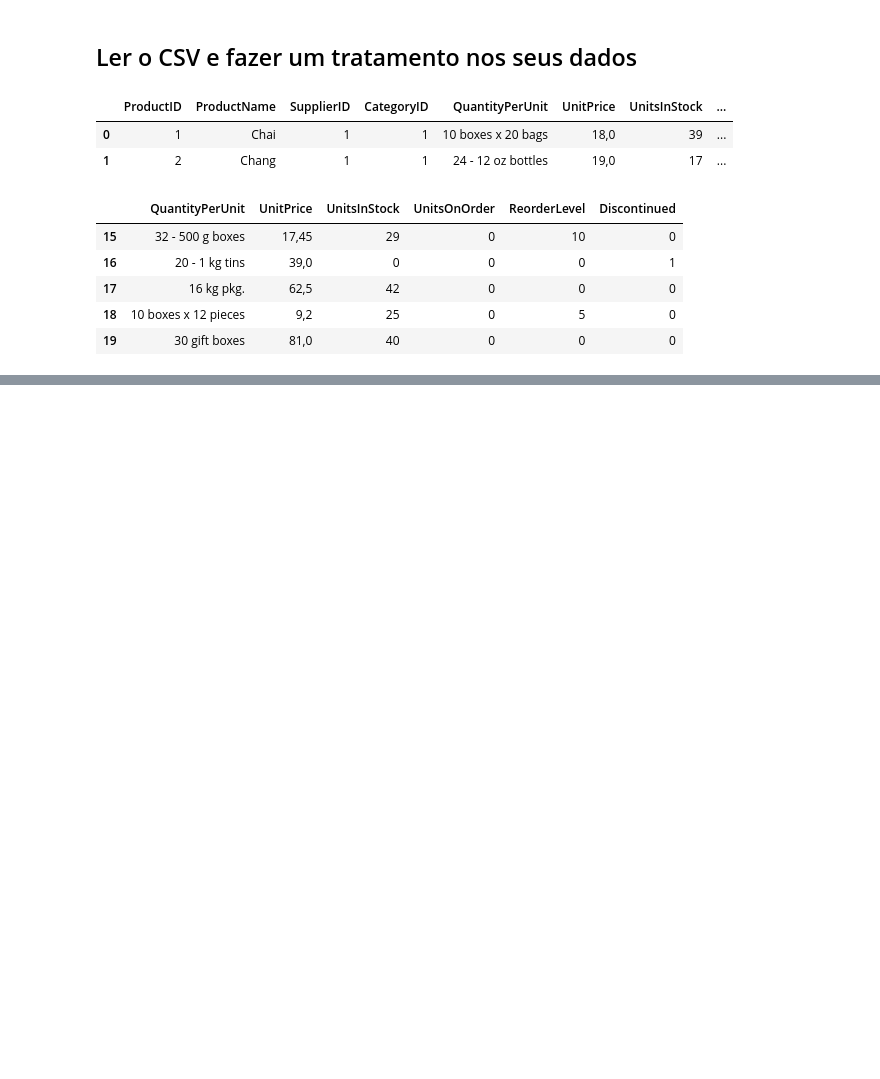
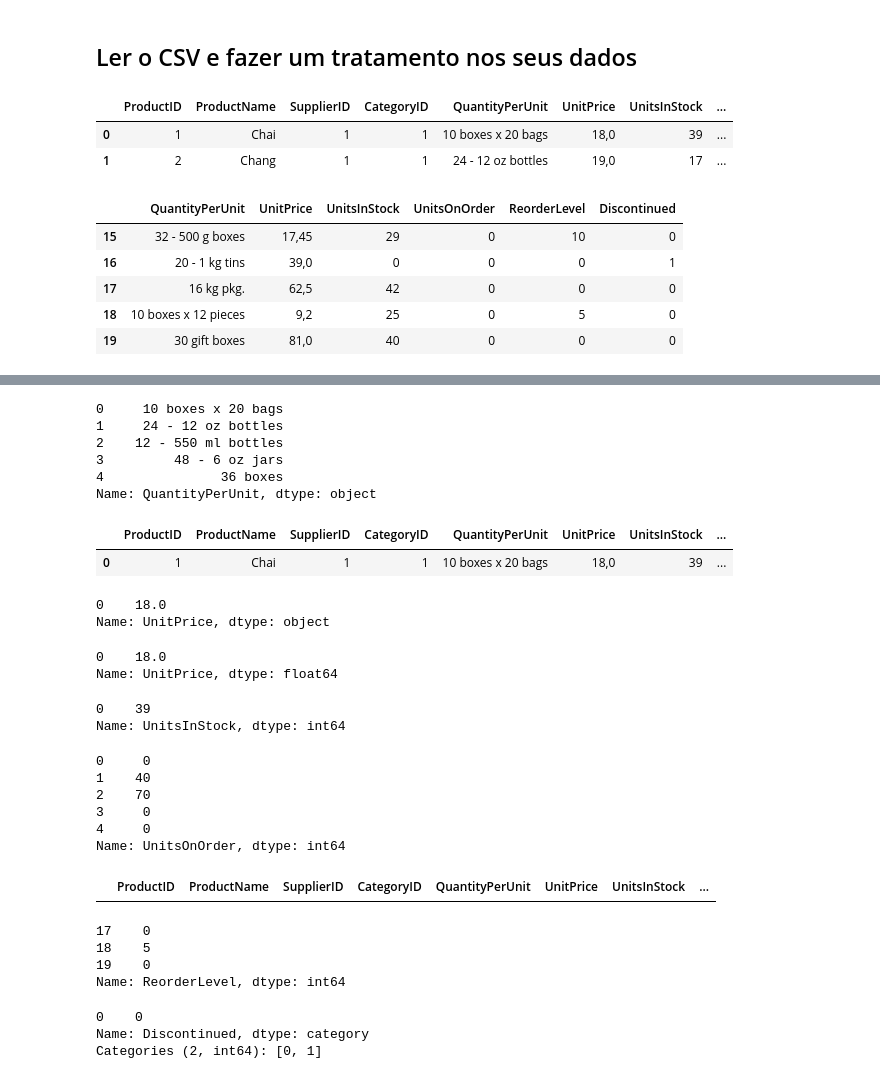
Before and after one commit to ElBulidur/t14241, a Jupyter notebook: aula_03/__main__.ipynb, the cells around one changed output, grey strips where cells are left out. Cells and saved outputs as stored; diff of their text form; code cells hidden in the pictures; blank space fills up the shorter version.

```diff
--- a/aula_03/__main__.ipynb
+++ b/aula_03/__main__.ipynb
@@ -52,0 +146,62 @@ df.iloc[:,::]
+# %%
+df.QuantityPerUnit.head()
+# %% [output]
+0     10 boxes x 20 bags
+1     24 - 12 oz bottles
+2    12 - 550 ml bottles
+3         48 - 6 oz jars
+4               36 boxes
+Name: QuantityPerUnit, dtype: object
+# %%
+df.head(1)
+# %% [output]
+|  | ProductID | ProductName | SupplierID | CategoryID | QuantityPerUnit | UnitPrice | UnitsInStock | ... |
+| 0 | 1 | Chai | 1 | 1 | 10 boxes x 20 bags | 18,0 | 39 | ... |
+# %%
+df.UnitPrice.head() # 1.2
+df.UnitPrice = df.UnitPrice.str.replace(',','.')
+df.UnitPrice.head(1)
+# %% [output]
+0    18.0
+Name: UnitPrice, dtype: object
+# %%
+# converte para float
+#df.UnitPrice = df.UnitPrice.astype('float')
+df.UnitPrice = pd.to_numeric(df.UnitPrice)
+df.UnitPrice.head(1)
+# %% [output]
+0    18.0
+Name: UnitPrice, dtype: float64
+# %%
+df.UnitsInStock.head(1)
+# %% [output]
+0    39
+Name: UnitsInStock, dtype: int64
+# %%
+df.UnitsOnOrder.head(5)
+# %% [output]
+0     0
+1    40
+2    70
+3     0
+4     0
+Name: UnitsOnOrder, dtype: int64
+# %%
+df.head(0)
+# %% [output]
+|  | ProductID | ProductName | SupplierID | CategoryID | QuantityPerUnit | UnitPrice | UnitsInStock | ... |
+# %%
+df.ReorderLevel.tail(3)
+# %% [output]
+17    0
+18    5
+19    0
+Name: ReorderLevel, dtype: int64
+# %%
+df.Discontinued.head(1)
+df.Discontinued = pd.Categorical(df.Discontinued)
+df.Discontinued.head(1)
+# %% [output]
+0    0
+Name: Discontinued, dtype: category
+Categories (2, int64): [0, 1]
```
Also changed, not shown: parts of 18 cells of this notebook, 1 other file.
